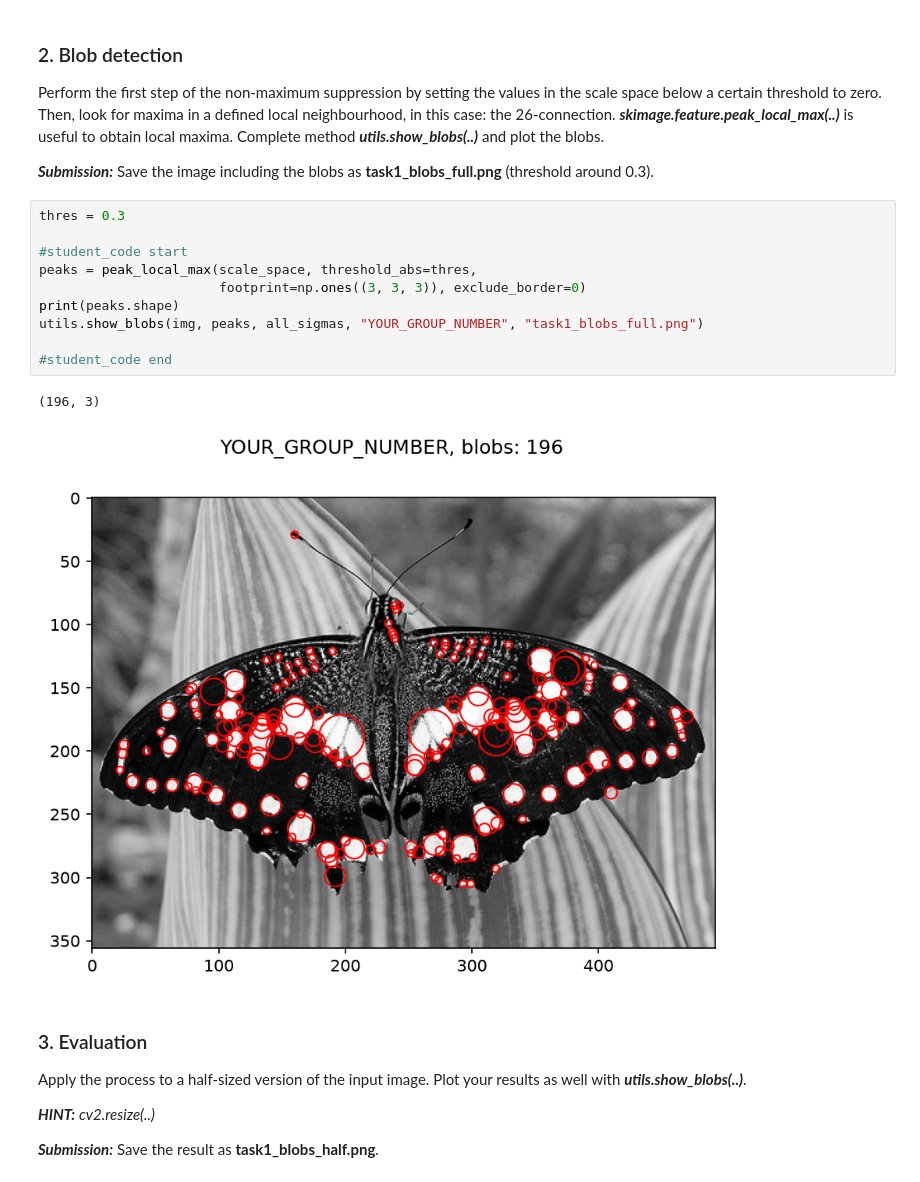
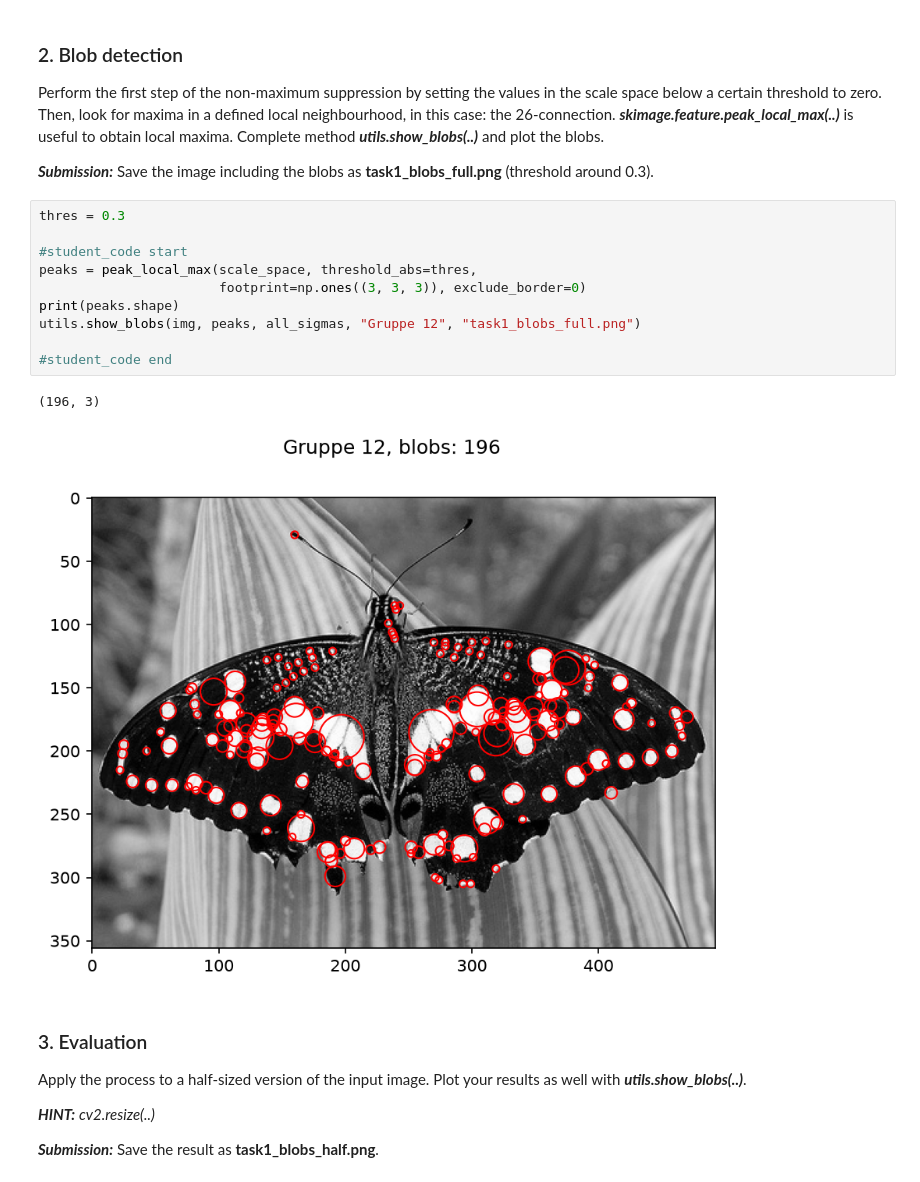
Before and after one commit to nkbtu/CV2026-27_assignment1, a Jupyter notebook: TASK1/Task1.ipynb, the cells around one changed output. Cells and saved outputs as stored; diff of their text form.

```diff
--- a/TASK1/Task1.ipynb
+++ b/TASK1/Task1.ipynb
@@ -60,16 +57,16 @@ Perform the first step of the non-maximum suppression by setting the values in t
 # %%
 thres = 0.3
 
 #student_code start
 peaks = peak_local_max(scale_space, threshold_abs=thres,
                        footprint=np.ones((3, 3, 3)), exclude_border=0)
 print(peaks.shape)
-utils.show_blobs(img, peaks, all_sigmas, "YOUR_GROUP_NUMBER", "task1_blobs_full.png")
+utils.show_blobs(img, peaks, all_sigmas, "Gruppe 12", "task1_blobs_full.png")
 
 #student_code end
 # %% [output]
 (196, 3)
-[figure, old version]
+[figure, new version]
 # %% [markdown]
 ### 3. Evaluation
 
```
Also changed, not shown: parts of 7 cells of this notebook.
